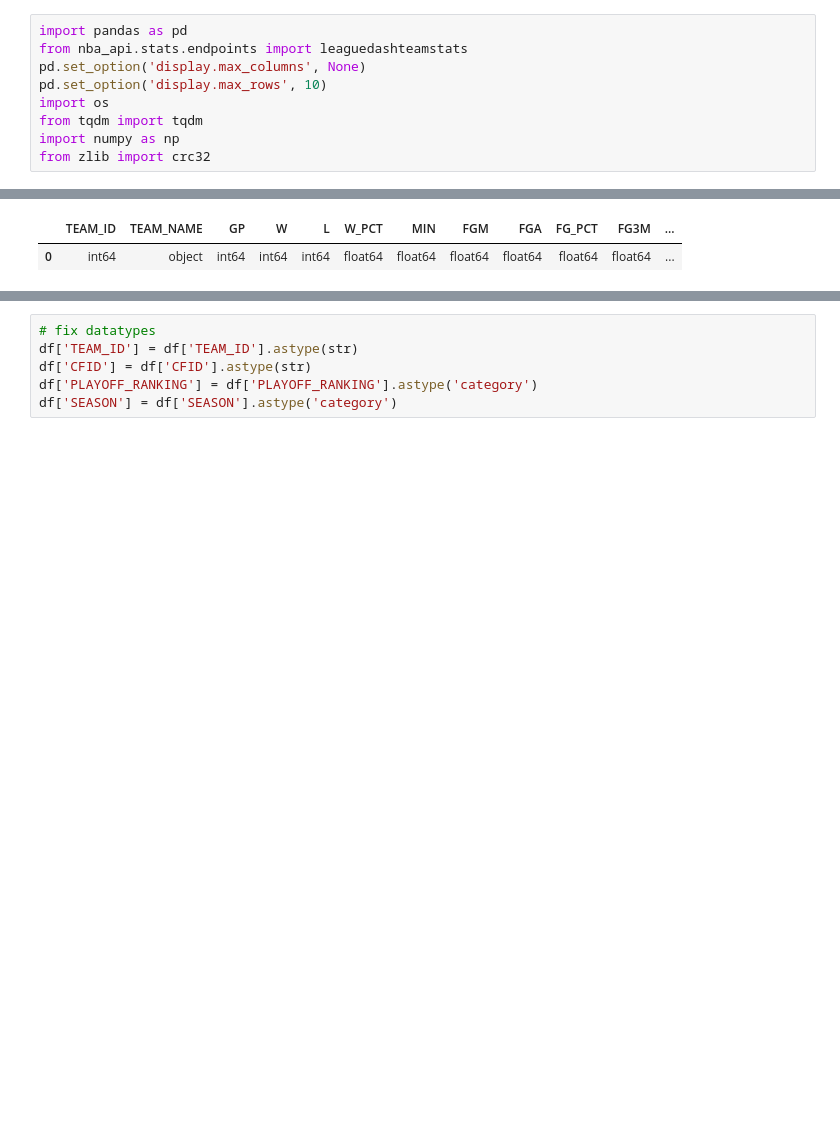
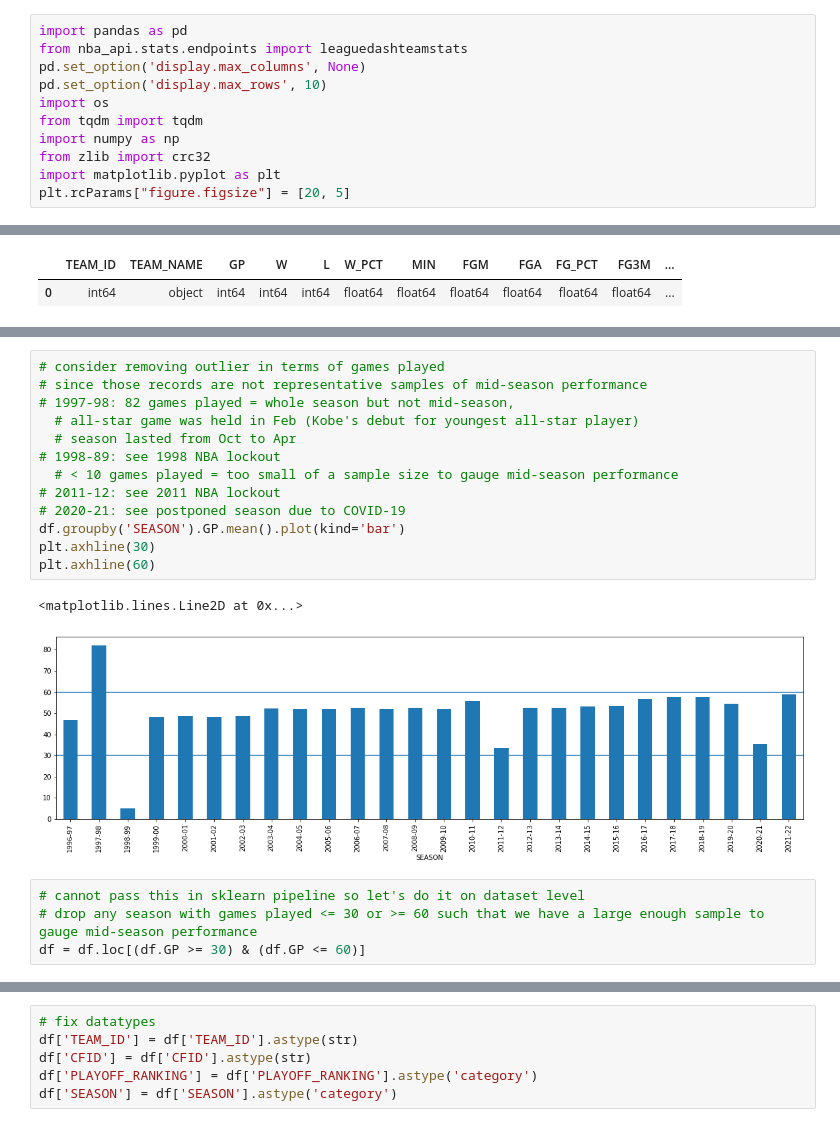
Before and after one commit to WillKWL/Project-NBASeason, a Jupyter notebook: 1_load_data.ipynb, the cells around one changed output, grey strips where cells are left out. Drawn from its saved outputs; the diff is of its cells as text; blank space fills up the shorter version.

```diff
--- a/1_load_data.ipynb
+++ b/1_load_data.ipynb
@@ -32,6 +35,8 @@ import os
 from tqdm import tqdm
 import numpy as np
 from zlib import crc32
+import matplotlib.pyplot as plt
+plt.rcParams["figure.figsize"] = [20, 5]
 # %% [markdown]
 # Gather data with [nba api](https://github.com/swar/nba_api)
 - stats adjusted per 100 posessions, instead of per game, to account for the different pace each team plays at
@@ -155,0 +176,20 @@ df
+# %%
+# consider removing outlier in terms of games played
+# since those records are not representative samples of mid-season performance
+# 1997-98: 82 games played = whole season but not mid-season,
+  # all-star game was held in Feb (Kobe's debut for youngest all-star player)
+  # season lasted from Oct to Apr
+# 1998-89: see 1998 NBA lockout
+  # < 10 games played = too small of a sample size to gauge mid-season performance
+# 2011-12: see 2011 NBA lockout
+# 2020-21: see postponed season due to COVID-19
+df.groupby('SEASON').GP.mean().plot(kind='bar')
+plt.axhline(30)
+plt.axhline(60)
+# %% [output]
+<matplotlib.lines.Line2D at 0x...>
+[figure, added]
+# %%
+# cannot pass this in sklearn pipeline so let's do it on dataset level
+# drop any season with games played <= 30 or >= 60 such that we have a large enough sample to gauge mid-season performance
+df = df.loc[(df.GP >= 30) & (df.GP <= 60)]
```
Also changed, not shown: parts of 14 cells of this notebook.
